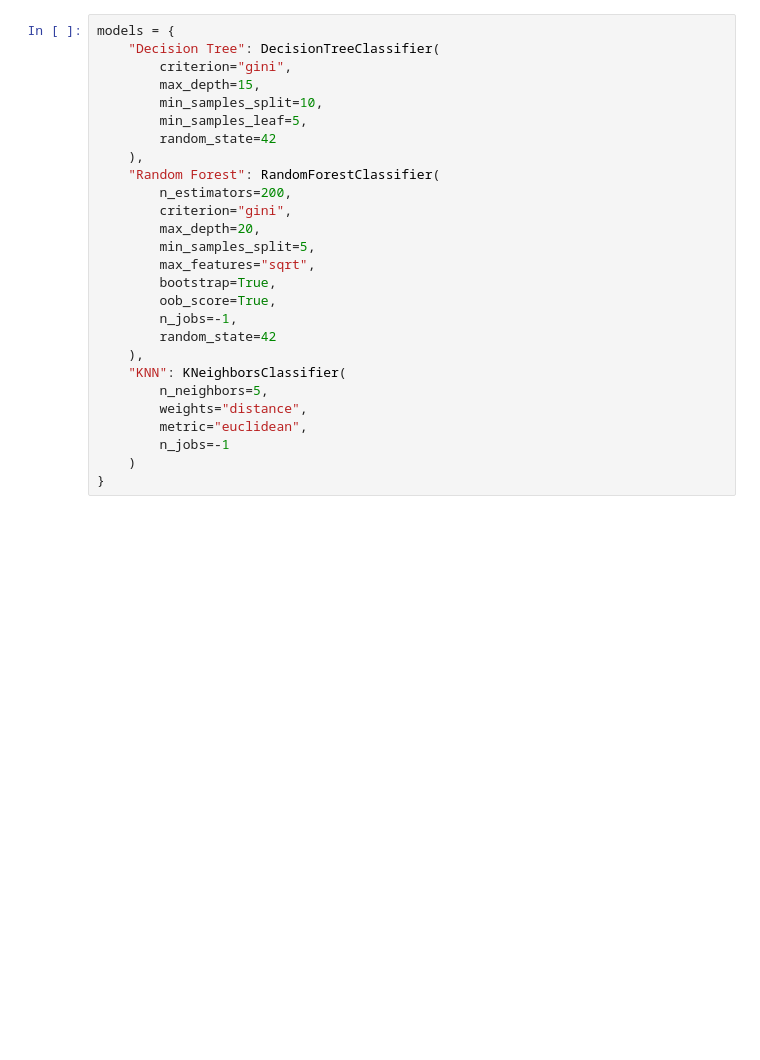
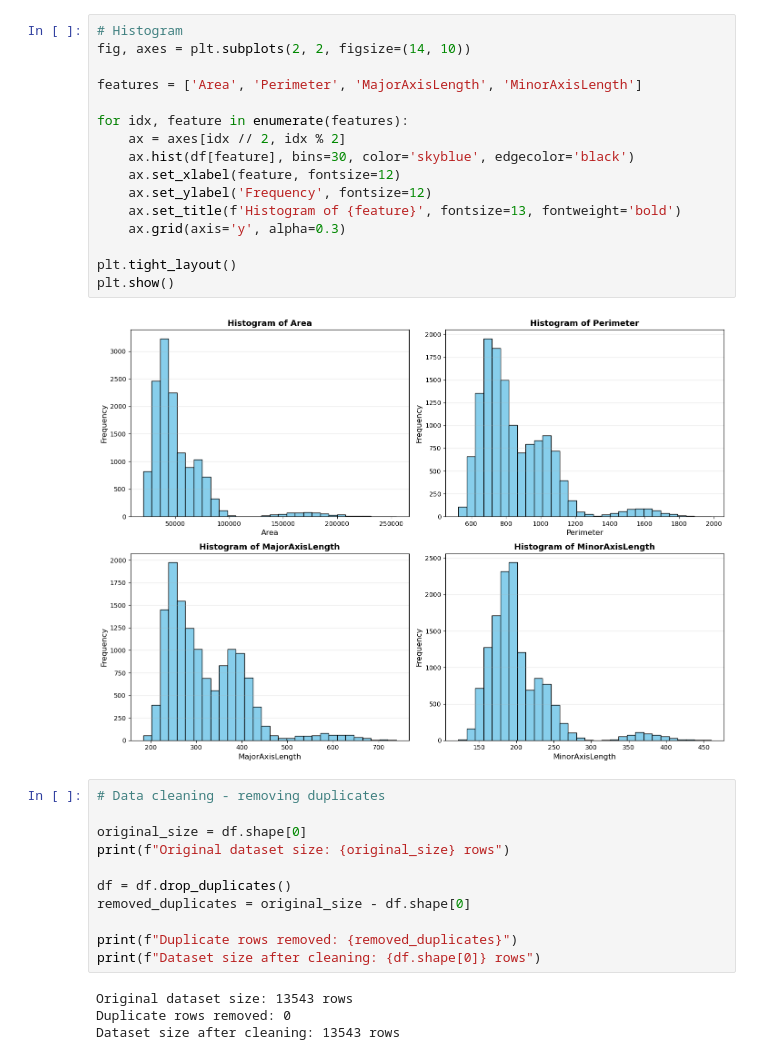
Before and after one commit to Hrita-Dutta/drybeanAI, a Jupyter notebook: 23047503 Hrita Dutta.ipynb, the cells around one changed output. Saved outputs shown, nothing was run; the diff lists cells and outputs as text; blank space fills up the shorter version.

```diff
--- a/23047503 Hrita Dutta.ipynb
+++ b/23047503 Hrita Dutta.ipynb
@@ -98,28 +152,34 @@ Scaled train shape: (10888, 16)
+# %%
+# Histogram
+fig, axes = plt.subplots(2, 2, figsize=(14, 10))
+
+features = ['Area', 'Perimeter', 'MajorAxisLength', 'MinorAxisLength']
+
+for idx, feature in enumerate(features):
+    ax = axes[idx // 2, idx % 2]
+    ax.hist(df[feature], bins=30, color='skyblue', edgecolor='black')
+    ax.set_xlabel(feature, fontsize=12)
+    ax.set_ylabel('Frequency', fontsize=12)
+    ax.set_title(f'Histogram of {feature}', fontsize=13, fontweight='bold')
+    ax.grid(axis='y', alpha=0.3)
+
+plt.tight_layout()
+plt.show()
+# %% [output]
+[figure, added]
 # %%
-models = {
-    "Decision Tree": DecisionTreeClassifier(
-        criterion="gini",
-        max_depth=15,
-        min_samples_split=10,
-        min_samples_leaf=5,
-        random_state=42
-    ),
-    "Random Forest": RandomForestClassifier(
-        n_estimators=200,
-        criterion="gini",
-        max_depth=20,
-        min_samples_split=5,
-        max_features="sqrt",
-        bootstrap=True,
-        oob_score=True,
-        n_jobs=-1,
-        random_state=42
-    ),
-    "KNN": KNeighborsClassifier(
-        n_neighbors=5,
-        weights="distance",
-        metric="euclidean",
-        n_jobs=-1
-    )
-}
+# Data cleaning - removing duplicates
+
+original_size = df.shape[0]
+print(f"Original dataset size: {original_size} rows")
+
+df = df.drop_duplicates()
+removed_duplicates = original_size - df.shape[0]
+
+print(f"Duplicate rows removed: {removed_duplicates}")
+print(f"Dataset size after cleaning: {df.shape[0]} rows")
+# %% [output]
+Original dataset size: 13543 rows
+Duplicate rows removed: 0
+Dataset size after cleaning: 13543 rows
 # %%
```
Also changed, not shown: parts of 18 cells of this notebook.
